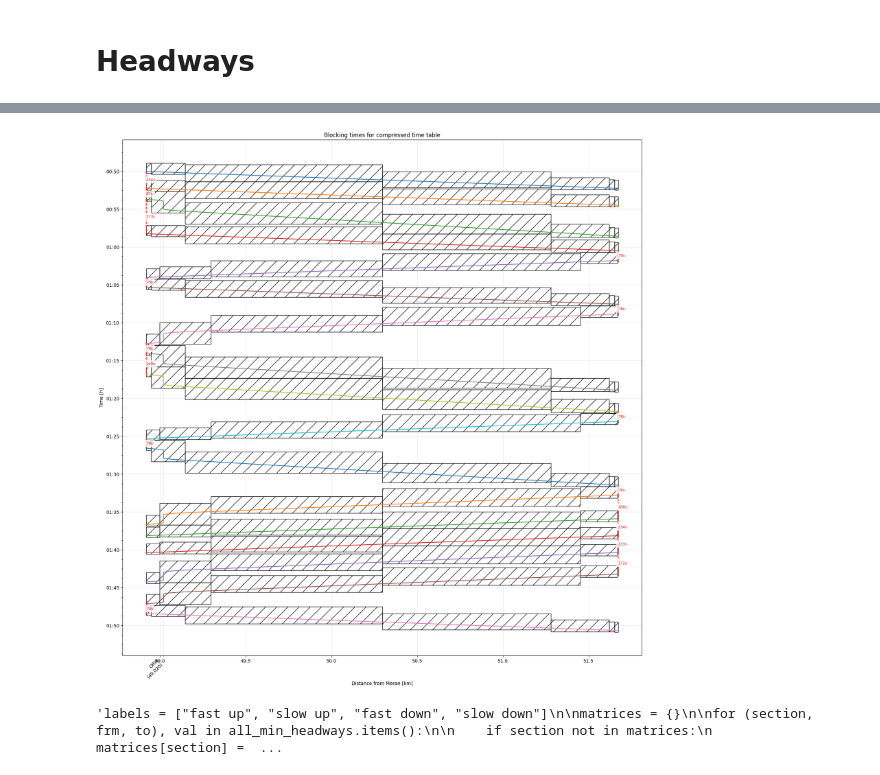
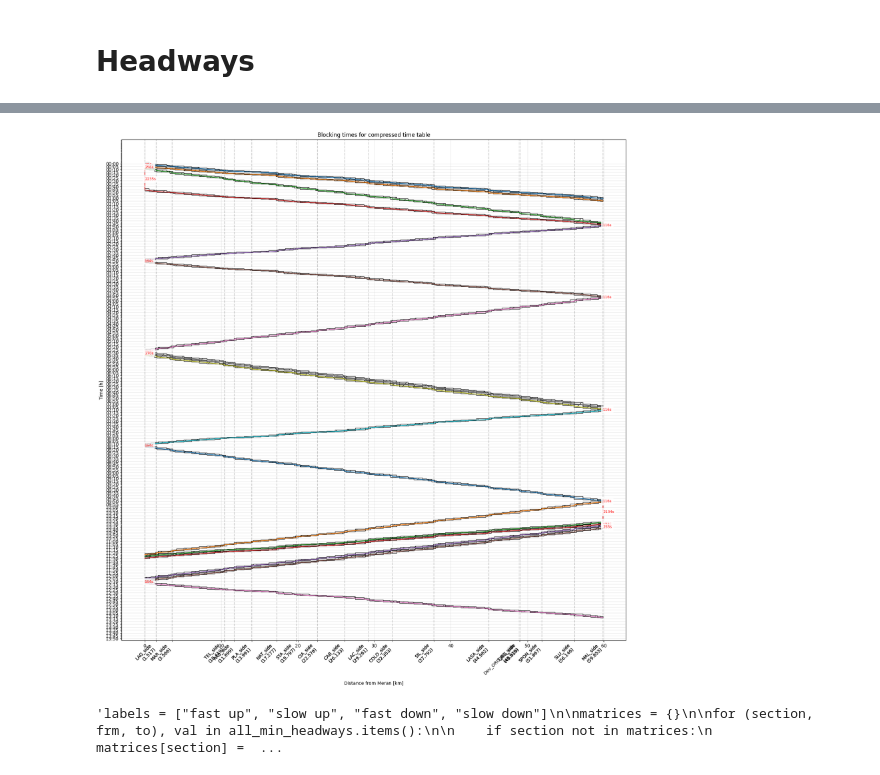
Before and after one commit to pepedigitale/AusbauVinschgau, a Jupyter notebook: headways/min_headways.ipynb, the cells around one changed output, grey strips where cells are left out. Drawn from its saved outputs; the diff is of its cells as text; code cells hidden in the pictures.

```diff
--- a/headways/min_headways.ipynb
+++ b/headways/min_headways.ipynb
@@ -953,7 +954,7 @@ yticks = np.arange(0, 24 + 5/60, 5/60)  # ogni 5 minuti
 
 ax.set_yticks(yticks,labels=[f"{int(h):02d}:{int(round((h % 1) * 60)):02d}"for h in yticks])
 
-section = ('Dev_ORIS_01', 'Dev_SPON_01')
+section = ('ME', 'MAL')
 
 for key in selected_keys_sorted[section]:
     pk1 = float(str(nodesDf.loc[key[1], "pk_rel"]).replace(",", "."))
@@ -1013,34 +1014,34 @@ for (k1, k2), required_hw in keys_2_min_headways[section].items():
         f"{required_hw:.0f}s",
         color="red",
         fontsize=8,
         ha="left",
         va="center",
         bbox=dict(fc="white", ec="none", alpha=0.8),
     )
 
 stops = nodesDf[nodesDf["stop_slow"] == 1]
 
 stations_used = set(station for key in selected_keys_sorted[section] for station in key[1:])
 stops_used = nodesDf[(nodesDf['stop_slow'] == 1) & (nodesDf['pk_rel'] >= min(nodesDf.loc[nodesDf.index.isin(stations_used), 'pk_rel'])) & (nodesDf['pk_rel'] <= max(nodesDf.loc[nodesDf.index.isin(stations_used), 'pk_rel']))]
 
 
 for x in stops_used["pk_rel"]:
     plt.axvline(color="black",x=x,linestyle="--",alpha=0.1)
 
 ax = plt.gca()
 
 # Keep automatic major ticks
 ax.minorticks_on()
 
 # Add station positions as minor ticks
 ax.set_xticks(stops_used["pk_rel"], minor=True)
 
 ax.set_xticklabels([f"{name}\n({pk:.3f})" for name, pk in zip(stops_used.index, stops_used["pk_rel"])],minor=True,rotation=45,ha="right")
 plt.grid(True, which="major", axis="both", alpha=0.3)
 plt.gca().invert_yaxis()
 plt.show()
 # %% [output]
-[figure, old version]
+[figure, new version]
 # %%
 trip_type_map = {
     1: "fast up",
```
Also changed, not shown: parts of 6 cells of this notebook, 13 other files.
